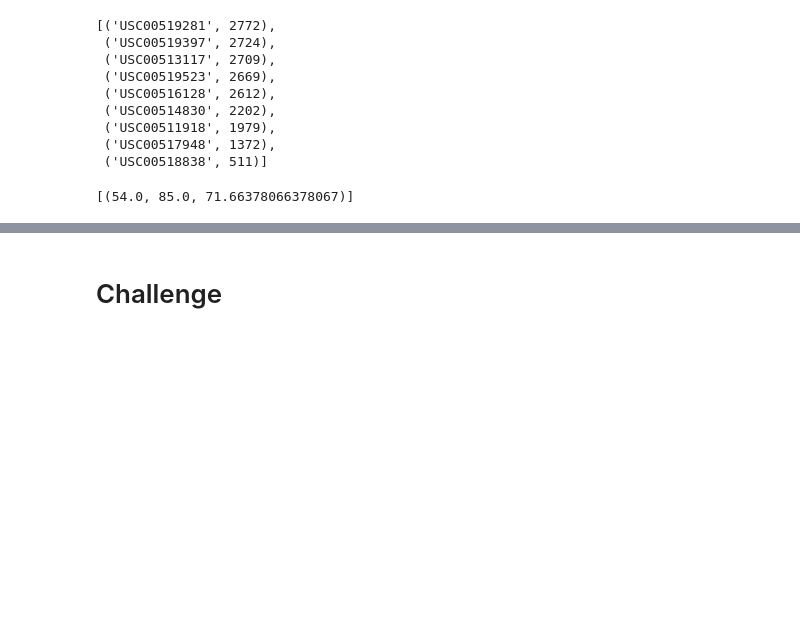
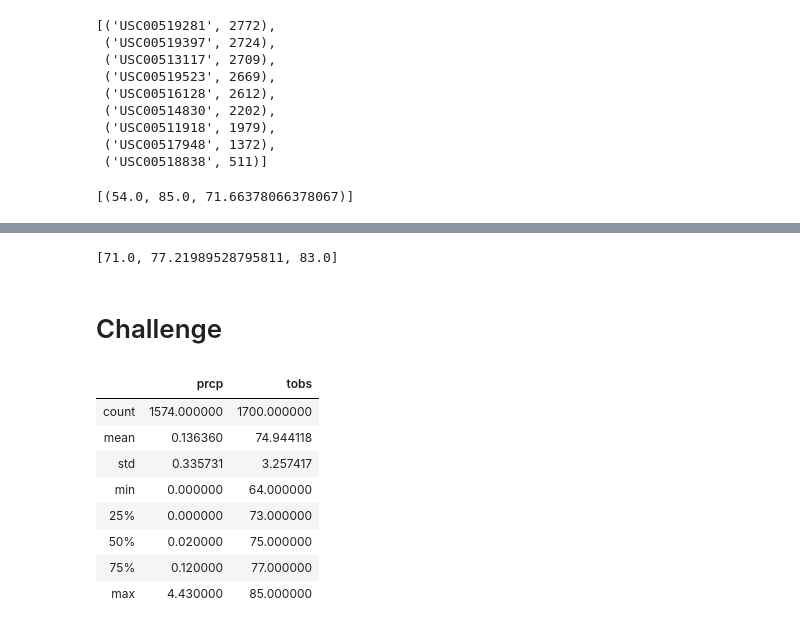
Before and after one commit to jennitian/jennifertian_surfs-up, a Jupyter notebook: climate_analysis.ipynb, the cells around one changed output, grey strips where cells are left out. Saved outputs shown, nothing was run; the diff lists cells and outputs as text; code cells hidden in the pictures; blank space fills up the shorter version.

```diff
--- a/climate_analysis.ipynb
+++ b/climate_analysis.ipynb
@@ -163,5 +165,38 @@ plt.tight_layout()
 # %%
 # Write a function called `calc_temps` that will accept start date and end date in the format '%Y-%m-%d'
 # and return the minimum, average, and maximum temperatures for that range of dates
+def calc_temps(start, end):
+    sel = [func.min(Measurement.tobs), func.avg(Measurement.tobs), func.max(Measurement.tobs)]
+    if not end:
+        results = session.query(*sel).\
+                filter(Measurement.date >= start).\
+                filter(Measurement.date <= end).all()
+        temps = list(np.ravel(results))
+        return temps
+    results = session.query(*sel).\
+            filter(Measurement.date >= start).\
+            filter(Measurement.date <= end).all()
+    temps = list(np.ravel(results))
+    return temps
+print(calc_temps('2017-06-01', '2017-06-30'))
+# %% [output]
+[71.0, 77.21989528795811, 83.0]
 # %% [markdown]
 # Challenge
+# %%
+#find statistical values for June across all years
+june_results = session.query(Measurement.date, Measurement.prcp, Measurement.tobs).\
+                       filter(Measurement.date.contains('-06-')).all()
+
+june_df = pd.DataFrame(june_results)
+june_df.describe()
+# %% [output]
+|  | prcp | tobs |
+| count | 1574.000000 | 1700.000000 |
+| mean | 0.136360 | 74.944118 |
+| std | 0.335731 | 3.257417 |
+| min | 0.000000 | 64.000000 |
+| 25% | 0.000000 | 73.000000 |
+| 50% | 0.020000 | 75.000000 |
+| 75% | 0.120000 | 77.000000 |
+| max | 4.430000 | 85.000000 |
```
Also changed, not shown: parts of 4 cells of this notebook.
